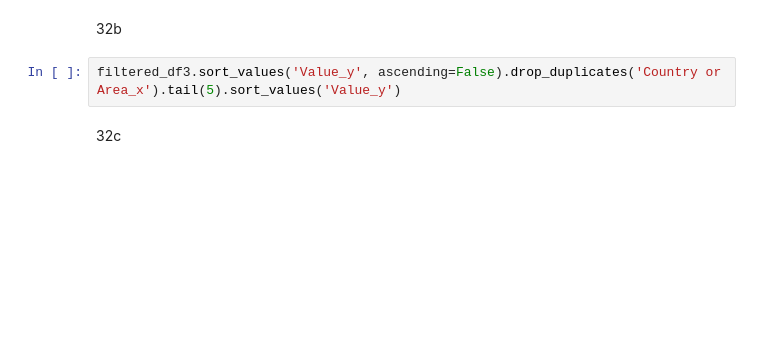
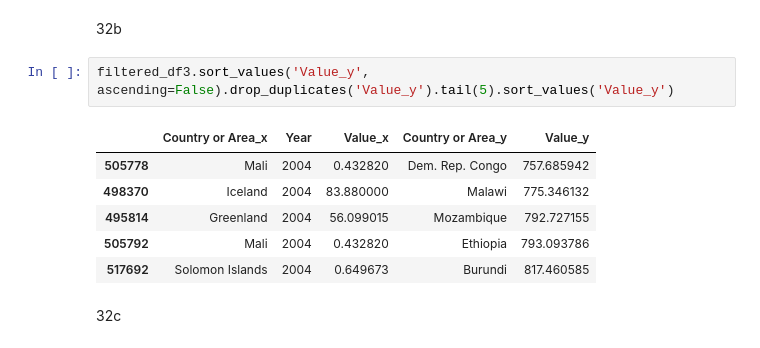
Before and after one commit to NSS-Data-Analytics-Cohort-7/gdp-and-internet-usage-bryanacolson, a Jupyter notebook: Notebook/gap_jupyter.ipynb, the cells around one changed output. Cells and saved outputs as stored; diff of their text form; blank space fills up the shorter version.

```diff
--- a/Notebook/gap_jupyter.ipynb
+++ b/Notebook/gap_jupyter.ipynb
@@ -406,7 +457,14 @@ plt.show
 # %% [markdown]
 32b
 # %%
-filtered_df3.sort_values('Value_y', ascending=False).drop_duplicates('Country or Area_x').tail(5).sort_values('Value_y')
+filtered_df3.sort_values('Value_y', ascending=False).drop_duplicates('Value_y').tail(5).sort_values('Value_y')
+# %% [output]
+|  | Country or Area_x | Year | Value_x | Country or Area_y | Value_y |
+| 505778 | Mali | 2004 | 0.432820 | Dem. Rep. Congo | 757.685942 |
+| 498370 | Iceland | 2004 | 83.880000 | Malawi | 775.346132 |
+| 495814 | Greenland | 2004 | 56.099015 | Mozambique | 792.727155 |
+| 505792 | Mali | 2004 | 0.432820 | Ethiopia | 793.093786 |
+| 517692 | Solomon Islands | 2004 | 0.649673 | Burundi | 817.460585 |
 # %% [markdown]
 32c
 # %%
```
Also changed, not shown: parts of 16 cells of this notebook.
